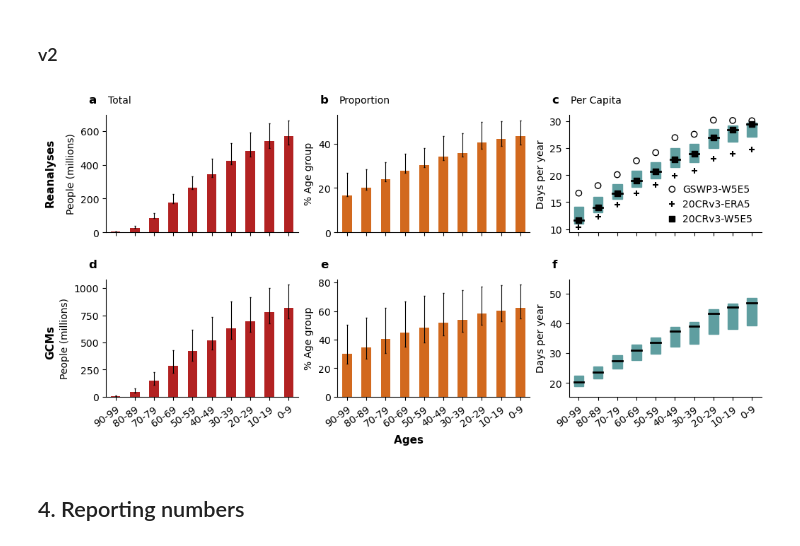
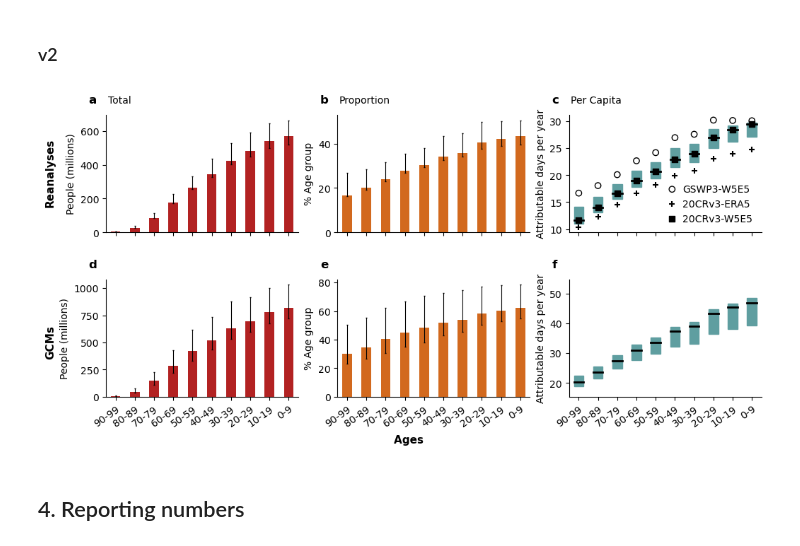
Before and after one commit to rosapietroiusti/attr-hs, a Jupyter notebook: main/attr-hw-fig2.ipynb, the cells around one changed output. Cells and saved outputs as stored; diff of their text form; code cells hidden in the pictures.

```diff
--- a/main/attr-hw-fig2.ipynb
+++ b/main/attr-hw-fig2.ipynb
@@ -454,7 +451,7 @@ fig,axes=plt.subplots(2,3,figsize=(10,5),layout='constrained',facecolor='none')
 axes=axes.flatten()
 
 ylabels = ['Millions of people', '% Age group', 'Days']
-ylabels = ['People (millions)', '% Age group', 'Days per year']
+ylabels = ['People (millions)', '% Age group', 'Attributable days per year']
 
 titles = ['Total', 'Proportion', 'Per Capita']
 
@@ -535,58 +532,36 @@ plot_barplot_n_prop_people_atleastx_modelmean(da_prop_people_ndays_models.sel(fe
                                               legend=False,
                                               errcolor='k',
                                               color='chocolate',
                                               rotation=35,
                                              ylabel=ylabels[1])
 
 ax=axes[5]
 ax.set_title('f',loc='left',fontweight='bold',x=xpos,y=ypos)
 plot_percapitadays_median_iqr(da_nAHD_percapita_peopledays_10y_models,
                               feature='per_capita_days',
                               ax=ax,
                              set_xticklabel=True,
                              rotation=35,
                              ylabel=ylabels[2]
                              )
 
 
 
 
 fig.text(-.017,.68, 'Reanalyses', ha='left',rotation=90, fontweight='bold',size=11);
 fig.text(-.017,.25, 'GCMs', ha='left',rotation=90, fontweight='bold',size=11);
 fig.supxlabel('Ages ', y=0,fontweight='bold',size=11); #c='0.5',size=14
 
-
-# # arrow annotation older/younger
-# arr = mpatches.FancyArrowPatch((0.6, 0.015), (0.63, 0.015),  # Coordinates in figure fraction
-#                                arrowstyle='-|>,head_width=.15',
-#                                mutation_scale=15,
-#                                linewidth=2,
-#                                transform=fig.transFigure,
-#                                )
-# fig.patches.append(arr)
-# fig.text(0.535, 0.015, "younger", ha='left', va='center', fontweight='bold')
-# arr = mpatches.FancyArrowPatch((.42, 0.015), (.39, 0.015),
-#                                arrowstyle='-|>,head_width=.15',
-#                                mutation_scale=15,
-#                                linewidth=2,
-#                                transform=fig.transFigure,
-#                                )
-# fig.patches.append(arr)
-# fig.text(0.42, 0.015, "older", ha='left', va='center',fontweight='bold')
-
-
-
-
 for ax in axes:
     ax.invert_xaxis()
     ax.spines['top'].set_visible(False)
     ax.spines['right'].set_visible(False)
 
 
-#plt.savefig(os.path.join(figdir,'fig2_v2-median.png'),dpi=300,bbox_inches='tight',transparent=True)
-#plt.savefig(os.path.join(figdir,'fig2_v2-median.pdf'),dpi=300,bbox_inches='tight',transparent=True)
+# plt.savefig(os.path.join(figdir,'fig2_v2-median.png'),dpi=300,bbox_inches='tight',transparent=True)
+# plt.savefig(os.path.join(figdir,'fig2_v2-median.pdf'),dpi=300,bbox_inches='tight',transparent=True)
 # %% [output]
-[figure, old version]
+[figure, new version]
 # %% [markdown]
 ## 4. Reporting numbers
 # %% [markdown]
```
Also changed, not shown: parts of 1 cell of this notebook, 6 other files.
